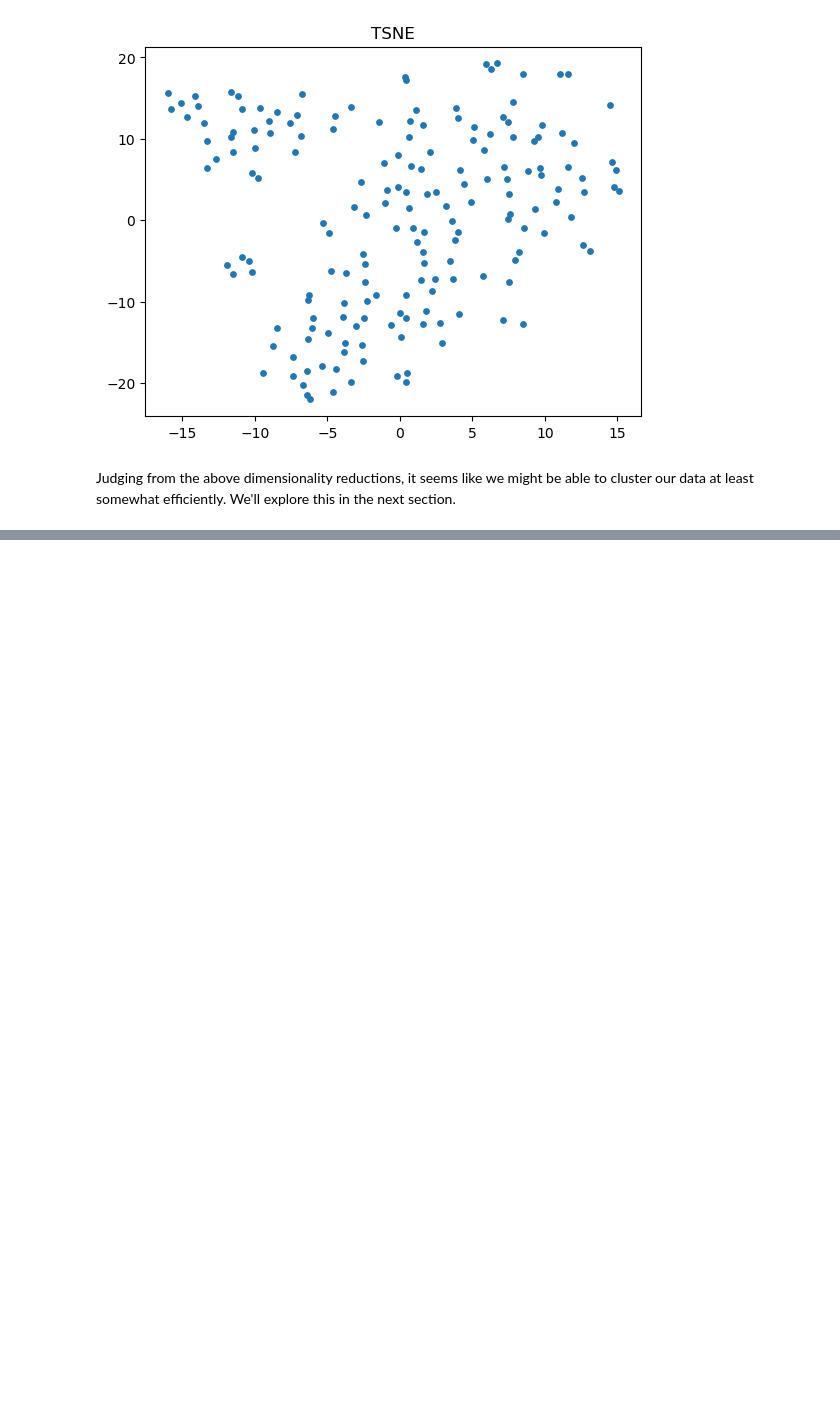
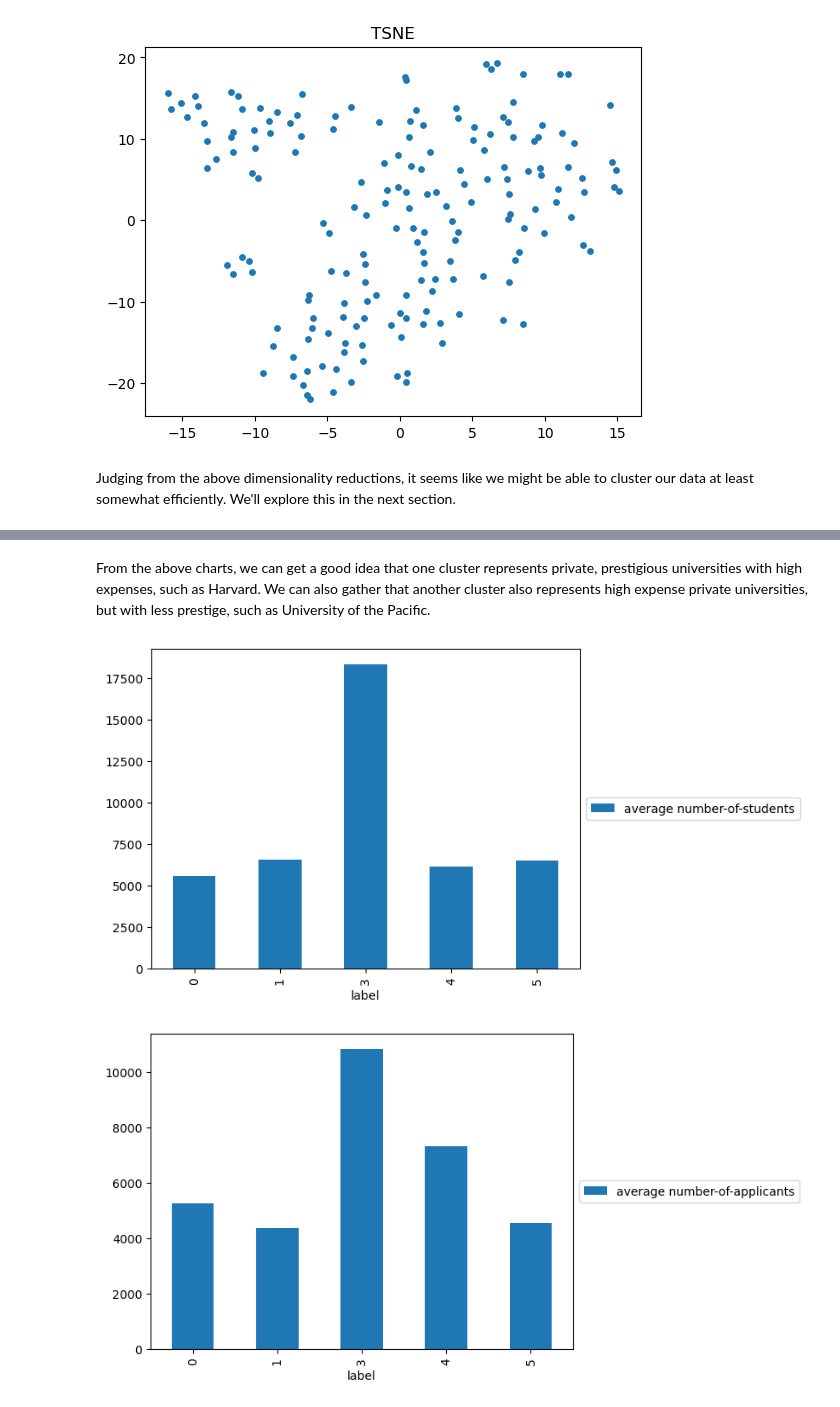
Before and after one commit to swifteralex/cs105_final_project, a Jupyter notebook: cs105finalproject.ipynb, the cells around one changed output, grey strips where cells are left out. Saved outputs shown, nothing was run; the diff lists cells and outputs as text; code cells hidden in the pictures; blank space fills up the shorter version.

```diff
--- a/cs105finalproject.ipynb
+++ b/cs105finalproject.ipynb
@@ -221,0 +290,17 @@ Judging from the above dimensionality reductions, it seems like we might be able
+# %% [markdown]
+From the above charts, we can get a good idea that one cluster represents private, prestigious universities with high expenses, such as Harvard. We can also gather that another cluster also represents high expense private universities, but with less prestige, such as University of the Pacific.
+# %%
+shrunk_df = pd.crosstab(df['label'], df['number-of-students'])
+shrunk_df = weightedAverage(shrunk_df, 'number-of-students')
+shrunk_df.plot.bar()
+plt.legend(loc='center left', bbox_to_anchor=(1.0, 0.5))
+plt.show()
+
+shrunk_df = pd.crosstab(df['label'], df['number-of-applicants'])
+shrunk_df = weightedAverage(shrunk_df, 'number-of-applicants')
+shrunk_df.plot.bar()
+plt.legend(loc='center left', bbox_to_anchor=(1.0, 0.5))
+plt.show()
+# %% [output]
+[figure, added]
+[figure, added]
```
Also changed, not shown: parts of 14 cells of this notebook.
